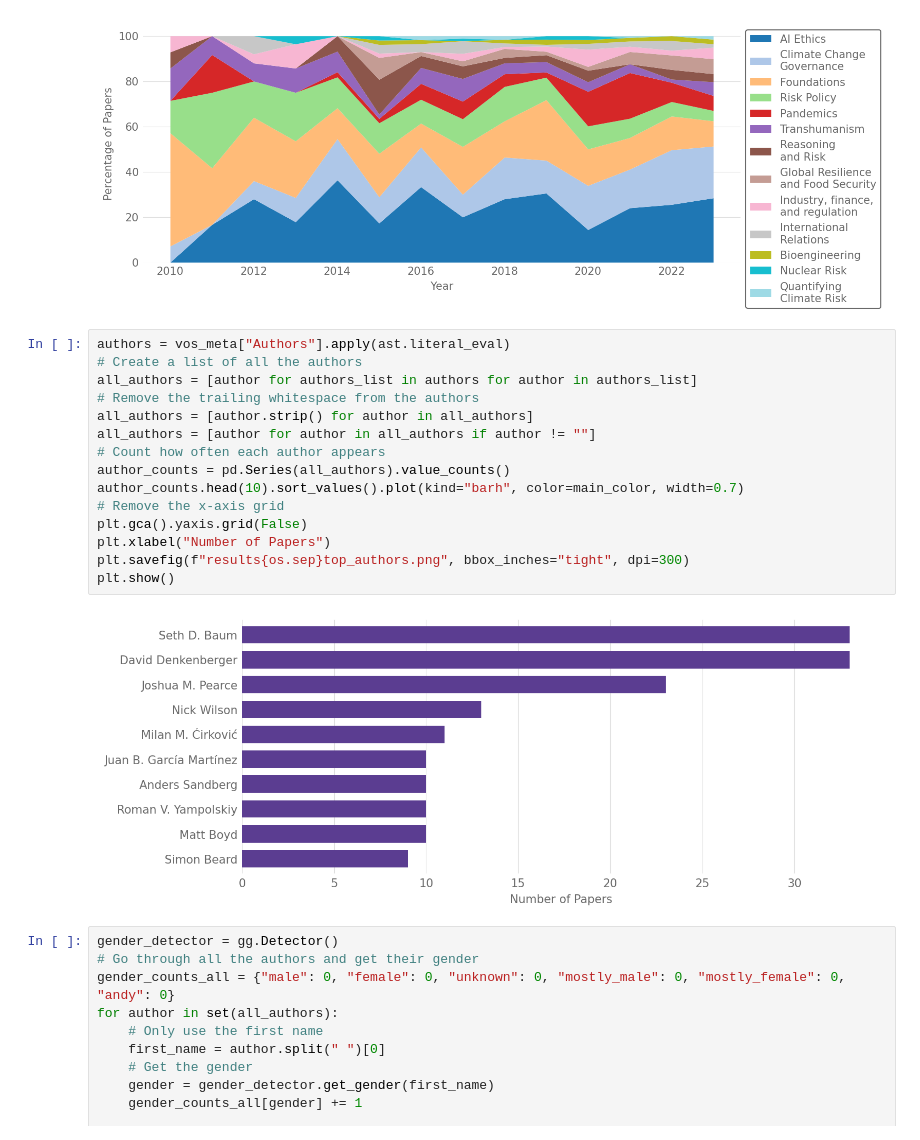
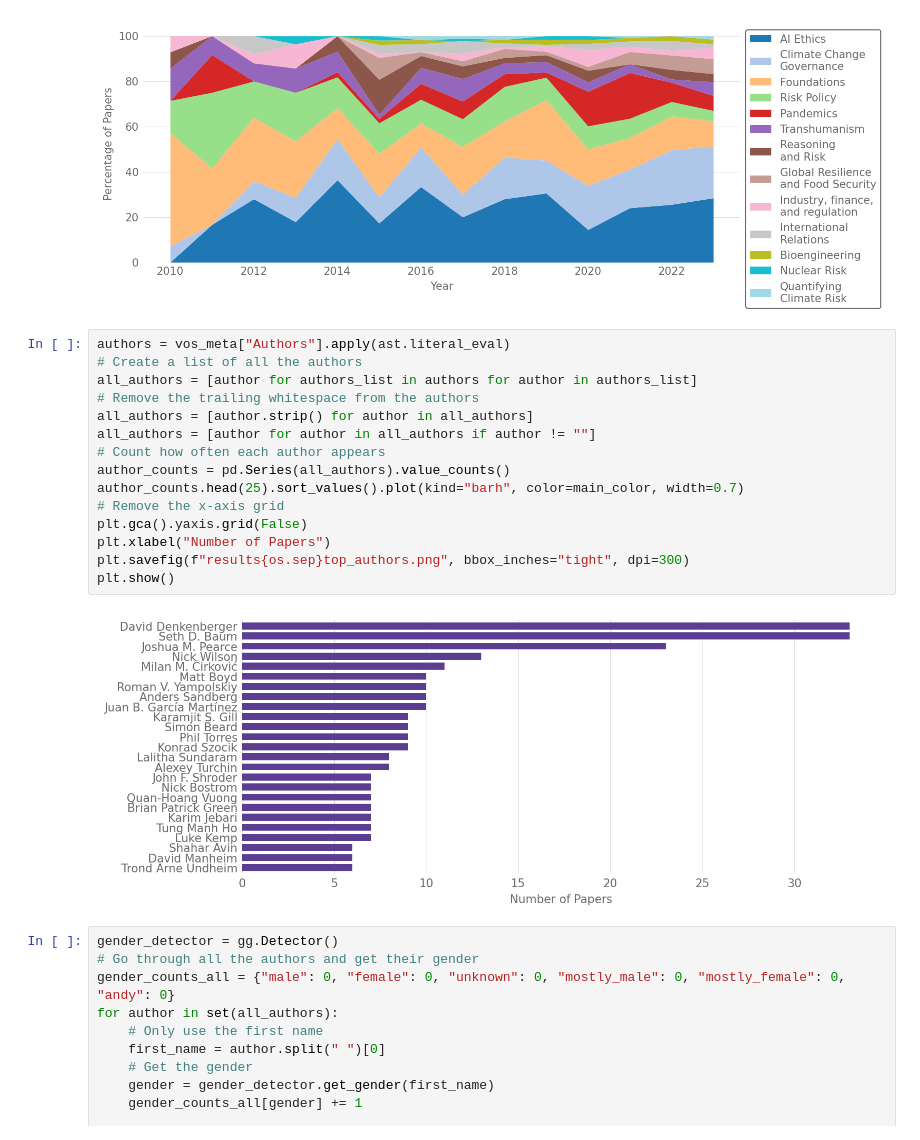
Before and after one commit to florianjehn/bibliometrics, a Jupyter notebook: scripts/overall_visualizations.ipynb, the cells around one changed output. Cells and saved outputs as stored; diff of their text form.

```diff
--- a/scripts/overall_visualizations.ipynb
+++ b/scripts/overall_visualizations.ipynb
@@ -91,20 +91,20 @@ plt.gca().xaxis.grid(False)
 # %%
 authors = vos_meta["Authors"].apply(ast.literal_eval)
 # Create a list of all the authors
 all_authors = [author for authors_list in authors for author in authors_list]
 # Remove the trailing whitespace from the authors
 all_authors = [author.strip() for author in all_authors]
 all_authors = [author for author in all_authors if author != ""]
 # Count how often each author appears
 author_counts = pd.Series(all_authors).value_counts()
-author_counts.head(10).sort_values().plot(kind="barh", color=main_color, width=0.7)
+author_counts.head(25).sort_values().plot(kind="barh", color=main_color, width=0.7)
 # Remove the x-axis grid
 plt.gca().yaxis.grid(False)
 plt.xlabel("Number of Papers")
 plt.savefig(f"results{os.sep}top_authors.png", bbox_inches="tight", dpi=300)
 plt.show()
 # %% [output]
-[figure, old version]
+[figure, new version]
 # %%
 gender_detector = gg.Detector()
 # Go through all the authors and get their gender
```
Also changed, not shown: 3 other files.
